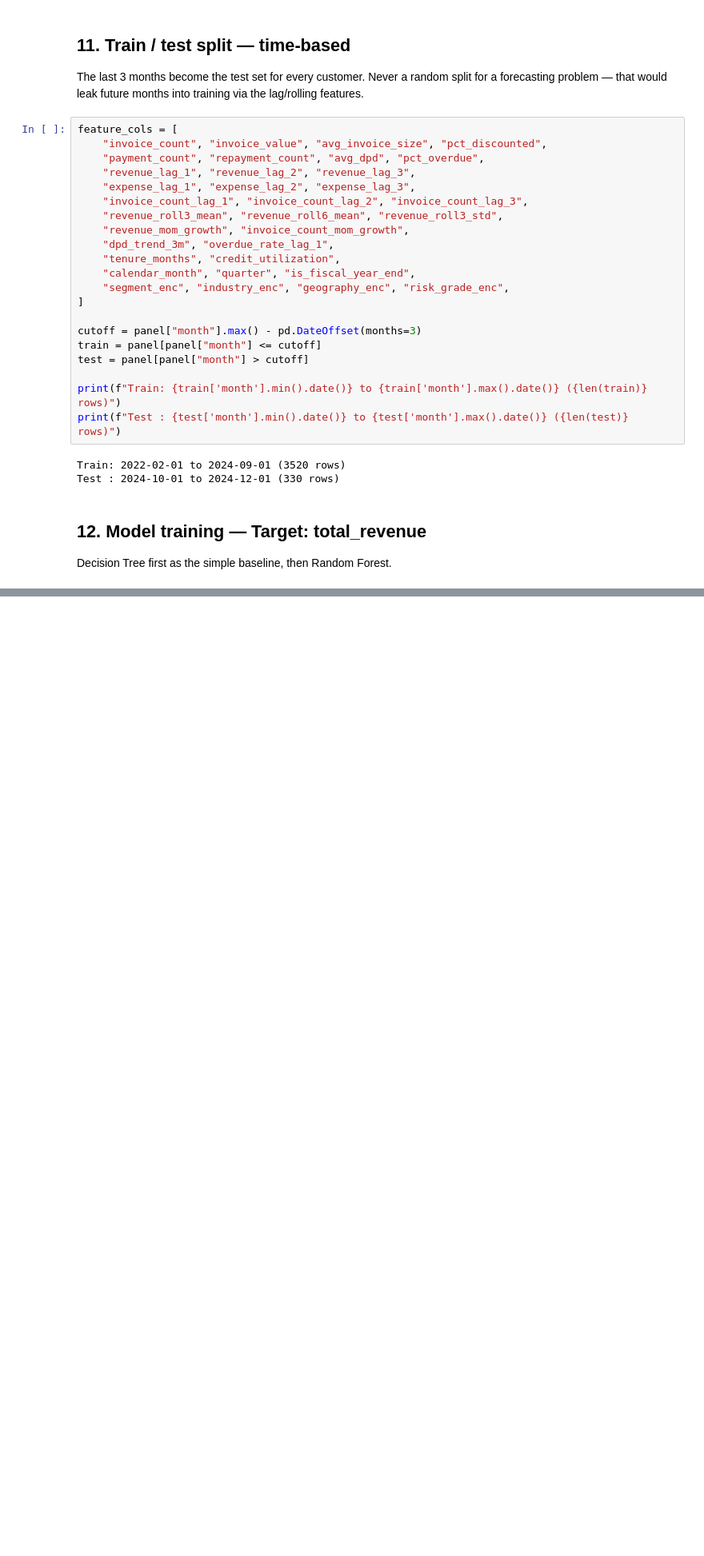
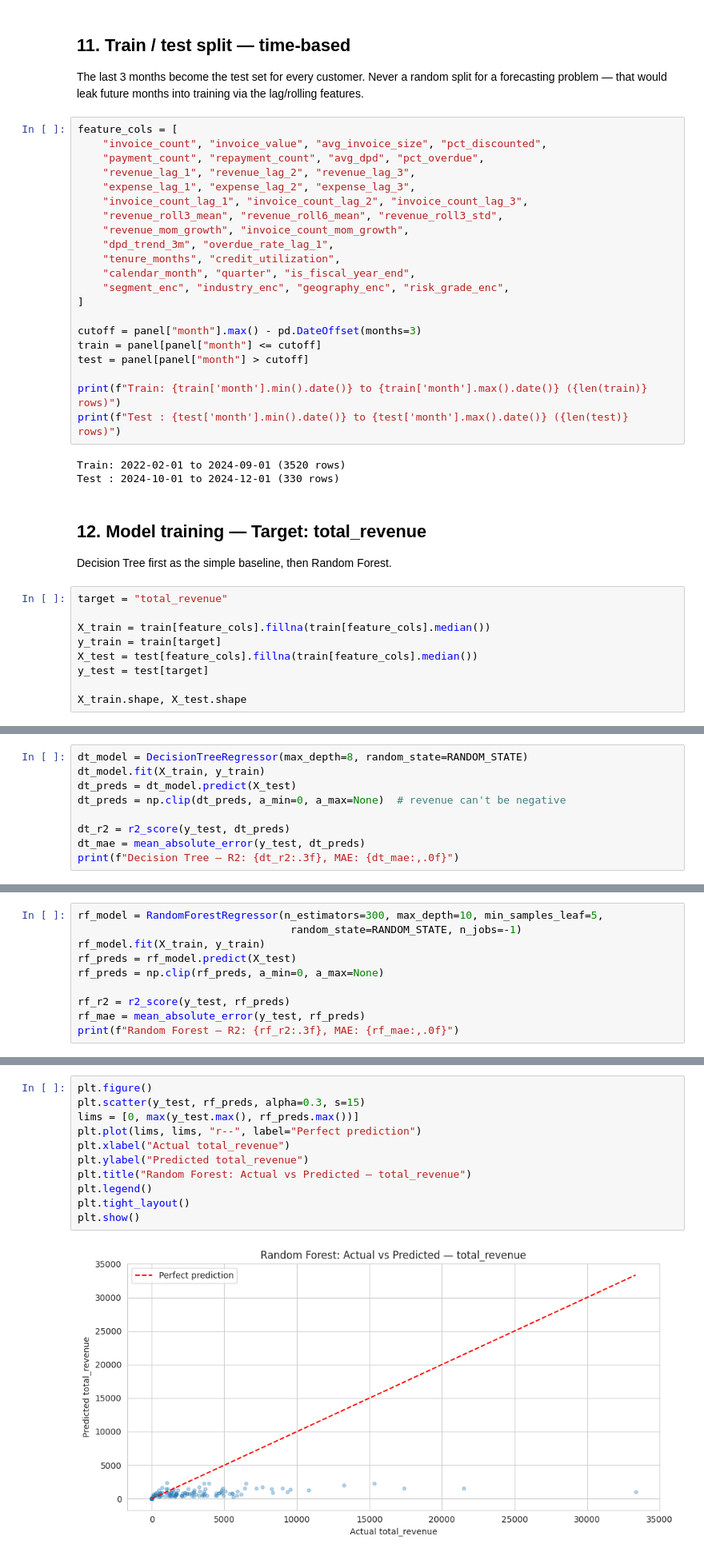
Before and after one commit to Bibhuti-MLAI/Time-Series-Forcasting, a Jupyter notebook: Revenue_Forcasting.ipynb, the cells around one changed output, grey strips where cells are left out. Shown at 80% size. Cells and saved outputs as stored; diff of their text form; blank space fills up the shorter version.

```diff
--- a/Revenue_Forcasting.ipynb
+++ b/Revenue_Forcasting.ipynb
@@ -652,3 +652,12 @@ Test : 2024-10-01 to 2024-12-01 (330 rows)
 # %% [markdown]
 ## 12. Model training — Target: total_revenue
 Decision Tree first as the simple baseline, then Random Forest.
+# %%
+target = "total_revenue"
+
+X_train = train[feature_cols].fillna(train[feature_cols].median())
+y_train = train[target]
+X_test = test[feature_cols].fillna(train[feature_cols].median())
+y_test = test[target]
+
+X_train.shape, X_test.shape
@@ -654,0 +666,9 @@ Decision Tree first as the simple baseline, then Random Forest.
+# %%
+dt_model = DecisionTreeRegressor(max_depth=8, random_state=RANDOM_STATE)
+dt_model.fit(X_train, y_train)
+dt_preds = dt_model.predict(X_test)
+dt_preds = np.clip(dt_preds, a_min=0, a_max=None)  # revenue can't be negative
+
+dt_r2 = r2_score(y_test, dt_preds)
+dt_mae = mean_absolute_error(y_test, dt_preds)
+print(f"Decision Tree — R2: {dt_r2:.3f}, MAE: {dt_mae:,.0f}")
@@ -654,0 +677,10 @@ Decision Tree first as the simple baseline, then Random Forest.
+# %%
+rf_model = RandomForestRegressor(n_estimators=300, max_depth=10, min_samples_leaf=5,
+                                  random_state=RANDOM_STATE, n_jobs=-1)
+rf_model.fit(X_train, y_train)
+rf_preds = rf_model.predict(X_test)
+rf_preds = np.clip(rf_preds, a_min=0, a_max=None)
+
+rf_r2 = r2_score(y_test, rf_preds)
+rf_mae = mean_absolute_error(y_test, rf_preds)
+print(f"Random Forest — R2: {rf_r2:.3f}, MAE: {rf_mae:,.0f}")
@@ -654,0 +709,13 @@ Decision Tree first as the simple baseline, then Random Forest.
+# %%
+plt.figure()
+plt.scatter(y_test, rf_preds, alpha=0.3, s=15)
+lims = [0, max(y_test.max(), rf_preds.max())]
+plt.plot(lims, lims, "r--", label="Perfect prediction")
+plt.xlabel("Actual total_revenue")
+plt.ylabel("Predicted total_revenue")
+plt.title("Random Forest: Actual vs Predicted — total_revenue")
+plt.legend()
+plt.tight_layout()
+plt.show()
+# %% [output]
+[figure, added]
```
Also changed, not shown: parts of 6 cells of this notebook.
